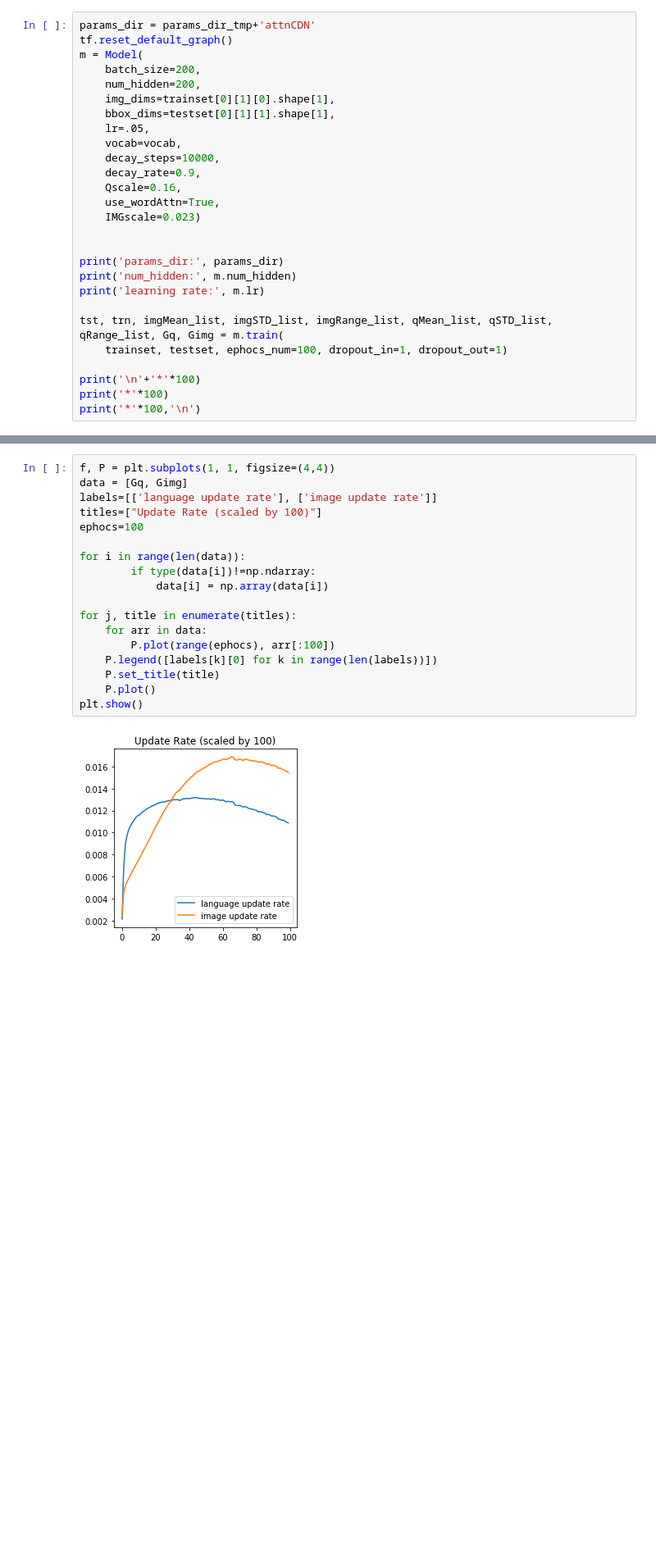
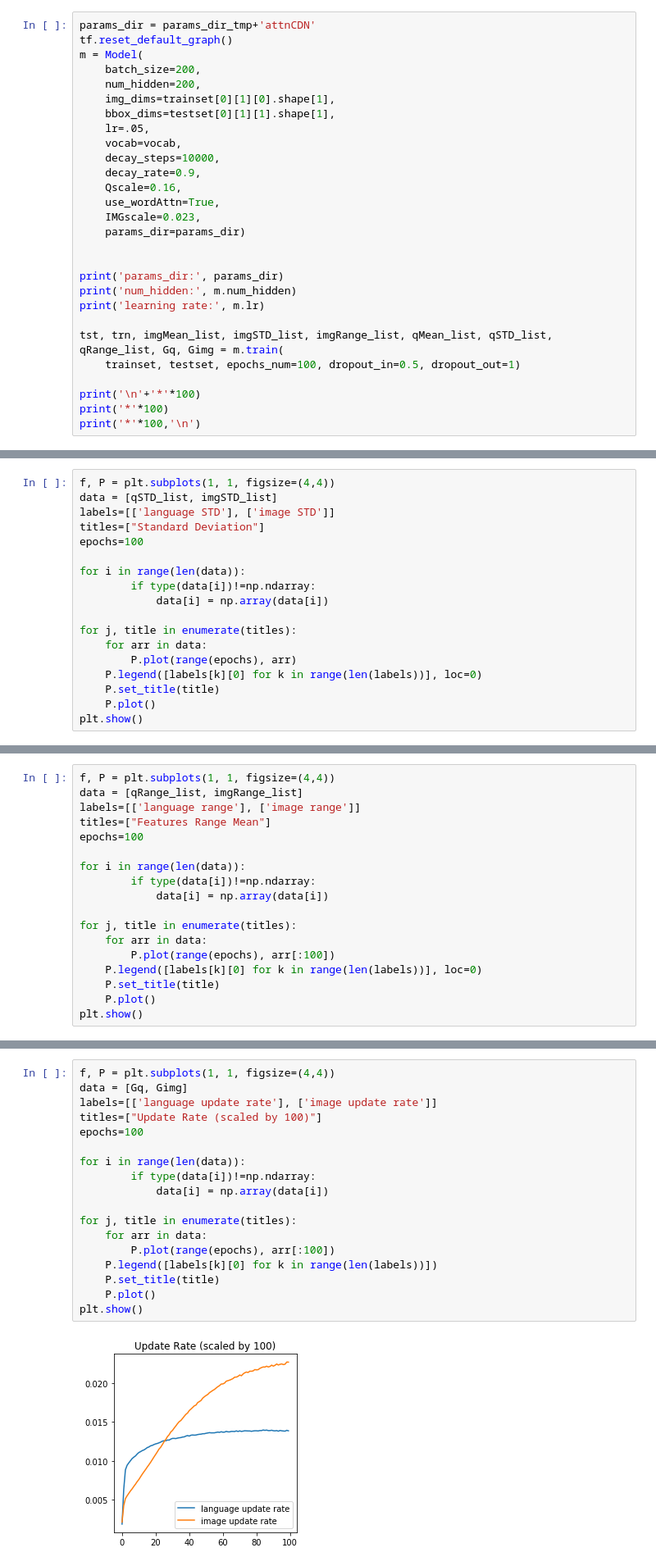
Before and after one commit to aSheffer/CDN, a Jupyter notebook: notebooks/CDN.ipynb, the cells around one changed output, grey strips where cells are left out. Shown at 82% size. Saved outputs shown, nothing was run; the diff lists cells and outputs as text; blank space fills up the shorter version.

```diff
--- a/notebooks/CDN.ipynb
+++ b/notebooks/CDN.ipynb
@@ -1302,7 +382,8 @@ m = Model(
     decay_rate=0.9,
     Qscale=0.16,
     use_wordAttn=True,
-    IMGscale=0.023)
+    IMGscale=0.023,
+    params_dir=params_dir)
 
 
 print('params_dir:', params_dir)
@@ -1310,7 +391,7 @@ print('num_hidden:', m.num_hidden)
 print('learning rate:', m.lr)
 
 tst, trn, imgMean_list, imgSTD_list, imgRange_list, qMean_list, qSTD_list, qRange_list, Gq, Gimg = m.train(
-    trainset, testset, ephocs_num=100, dropout_in=1, dropout_out=1)
+    trainset, testset, epochs_num=100, dropout_in=0.5, dropout_out=1)
 
 print('\n'+'*'*100)
 print('*'*100)
@@ -1346 +513,19 @@ Test loss loss:1.110
 ----------------------------------------------------------------------------------------------------
+# %%
+f, P = plt.subplots(1, 1, figsize=(4,4))
+data = [qSTD_list, imgSTD_list]
+labels=[['language STD'], ['image STD']]
+titles=["Standard Deviation"]
+epochs=100
+
+for i in range(len(data)):
+        if type(data[i])!=np.ndarray:
+            data[i] = np.array(data[i])
+
+for j, title in enumerate(titles):
+    for arr in data:
+        P.plot(range(epochs), arr)
+    P.legend([labels[k][0] for k in range(len(labels))], loc=0)
+    P.set_title(title)
+    P.plot()
+plt.show()
@@ -1346,0 +534,18 @@ Test loss loss:1.110
+# %%
+f, P = plt.subplots(1, 1, figsize=(4,4))
+data = [qRange_list, imgRange_list]
+labels=[['language range'], ['image range']]
+titles=["Features Range Mean"]
+epochs=100
+
+for i in range(len(data)):
+        if type(data[i])!=np.ndarray:
+            data[i] = np.array(data[i])
+
+for j, title in enumerate(titles):
+    for arr in data:
+        P.plot(range(epochs), arr[:100])
+    P.legend([labels[k][0] for k in range(len(labels))], loc=0)
+    P.set_title(title)
+    P.plot()
+plt.show()
@@ -1347,20 +554,20 @@ Test loss loss:1.110
 # %%
 f, P = plt.subplots(1, 1, figsize=(4,4))
 data = [Gq, Gimg]
 labels=[['language update rate'], ['image update rate']]
 titles=["Update Rate (scaled by 100)"]
-ephocs=100
+epochs=100
 
 for i in range(len(data)):
         if type(data[i])!=np.ndarray:
             data[i] = np.array(data[i])
 
 for j, title in enumerate(titles):
     for arr in data:
-        P.plot(range(ephocs), arr[:100])
+        P.plot(range(epochs), arr[:100])
     P.legend([labels[k][0] for k in range(len(labels))])
     P.set_title(title)
     P.plot()
 plt.show()
 # %% [output]
-[figure, old version]
+[figure, new version]
```
Also changed, not shown: parts of 63 cells of this notebook, 10 other files.
